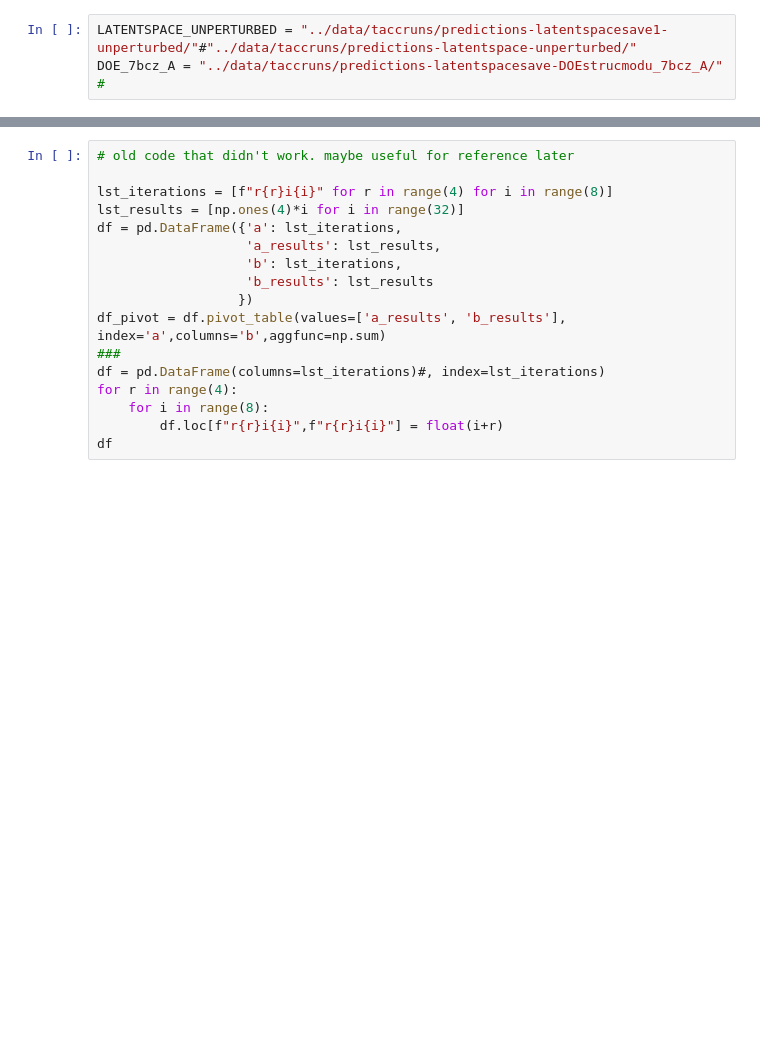
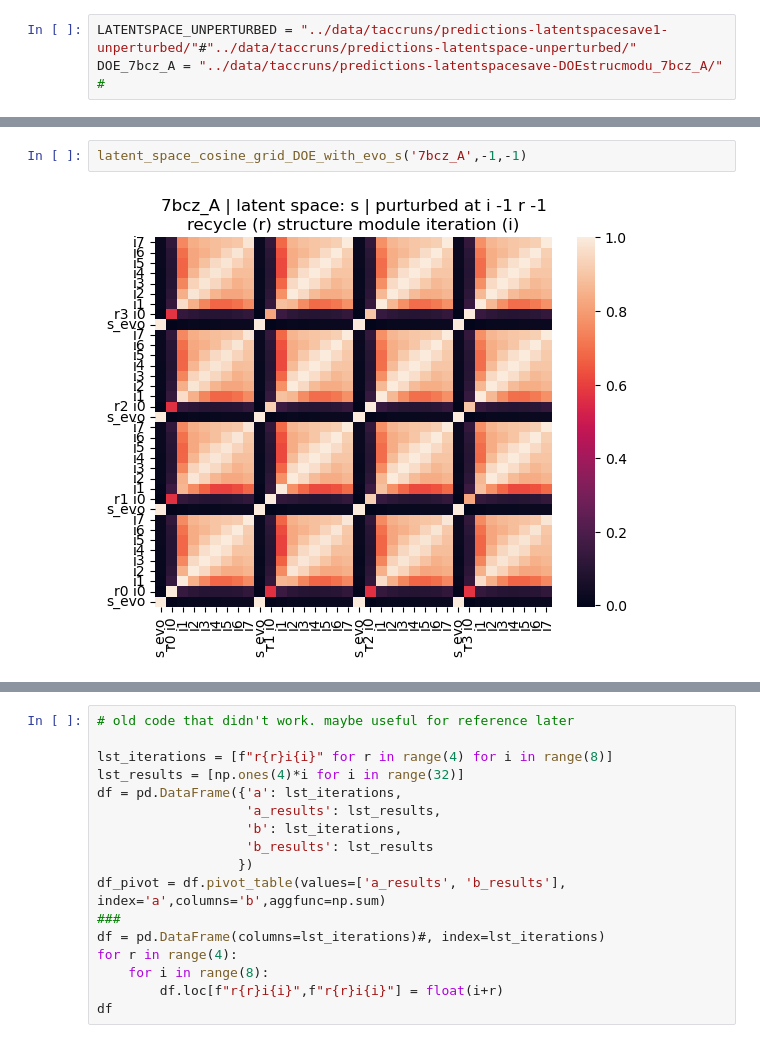
Before and after one commit to MichaelTrumbull/openfold-mt, a Jupyter notebook: personal-nbs/DOE_track_latent_space.ipynb, the cells around one changed output, grey strips where cells are left out. Drawn from its saved outputs; the diff is of its cells as text; blank space fills up the shorter version.

```diff
--- a/personal-nbs/DOE_track_latent_space.ipynb
+++ b/personal-nbs/DOE_track_latent_space.ipynb
@@ -129,0 +112,4 @@ for protein in particularly_red:#list_proteins:
+# %%
+latent_space_cosine_grid_DOE_with_evo_s('7bcz_A',-1,-1)
+# %% [output]
+[figure, added]
```
Also changed, not shown: parts of 9 cells of this notebook, 2 other files.
